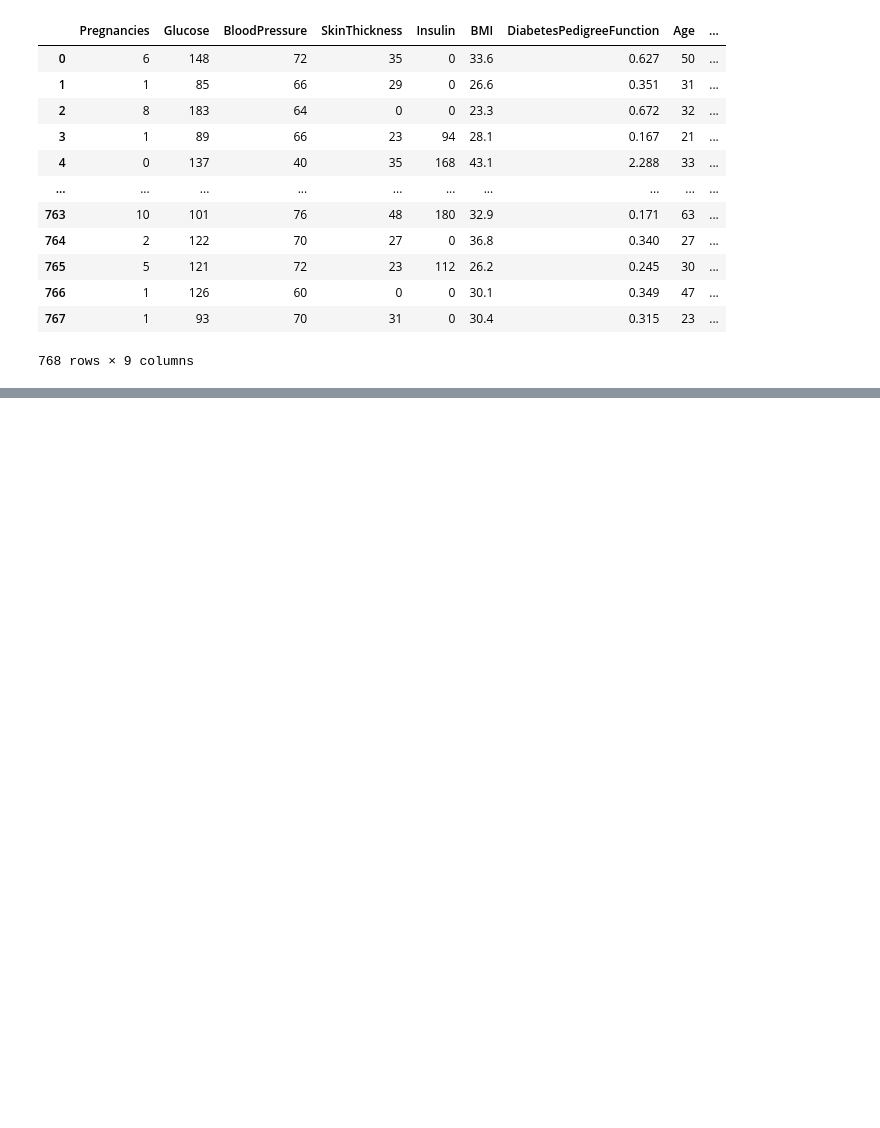
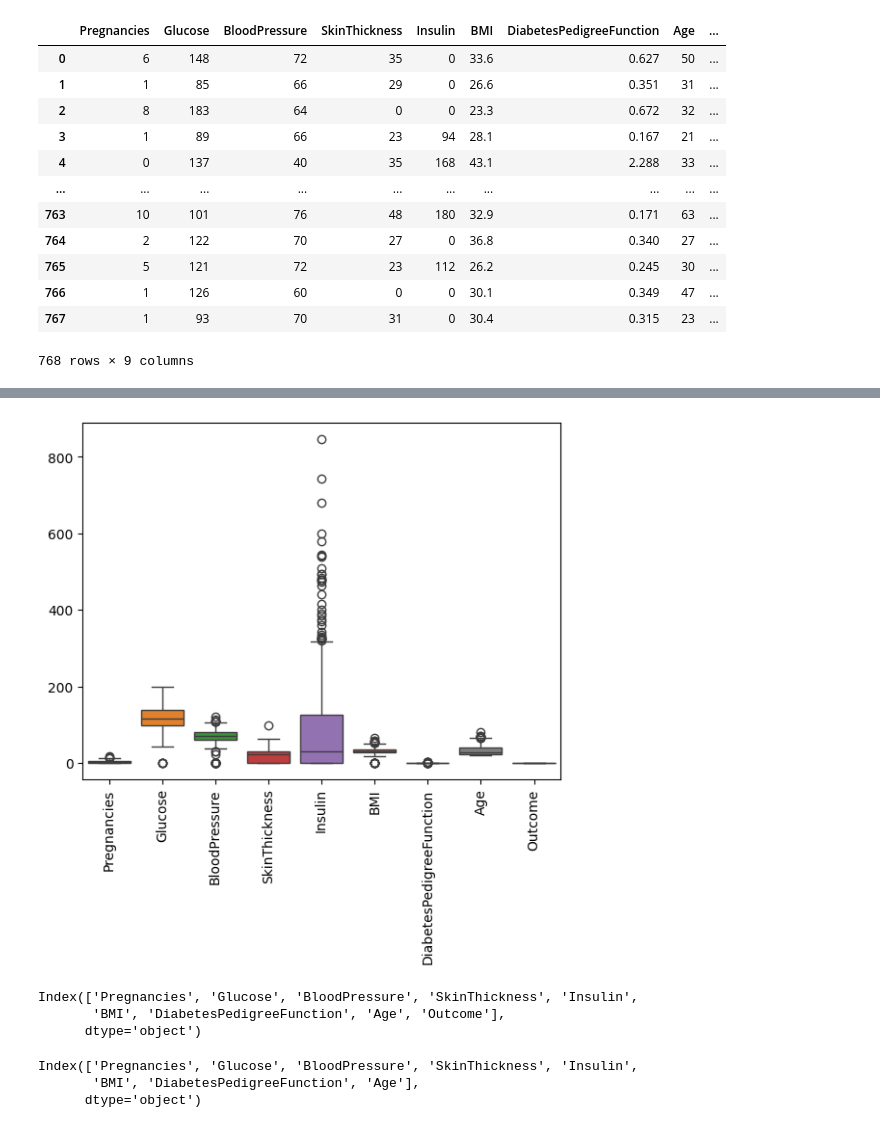
Before and after one commit to vivsingh119/agentic-ai-practise, a Jupyter notebook: Feature_Engineering2.ipynb, the cells around one changed output, grey strips where cells are left out. Drawn from its saved outputs; the diff is of its cells as text; code cells hidden in the pictures; blank space fills up the shorter version.

```diff
--- a/Feature_Engineering2.ipynb
+++ b/Feature_Engineering2.ipynb
@@ -24,0 +69,22 @@ diabiteisDf
+# %%
+sns.boxplot(df_diabiteis)
+plt.xticks(rotation=90)
+plt.show()
+# %% [output]
+[figure, added]
+# %%
+# write a utlity logic to replace outlier from lower and upper limit
+column=df_diabiteis.columns
+column
+# %% [output]
+Index(['Pregnancies', 'Glucose', 'BloodPressure', 'SkinThickness', 'Insulin',
+       'BMI', 'DiabetesPedigreeFunction', 'Age', 'Outcome'],
+      dtype='object')
+# %%
+## dont consider Outcome (this is dependent column)
+column=column[:-1]
+column
+# %% [output]
+Index(['Pregnancies', 'Glucose', 'BloodPressure', 'SkinThickness', 'Insulin',
+       'BMI', 'DiabetesPedigreeFunction', 'Age'],
+      dtype='object')
```
Also changed, not shown: parts of 15 cells of this notebook.
